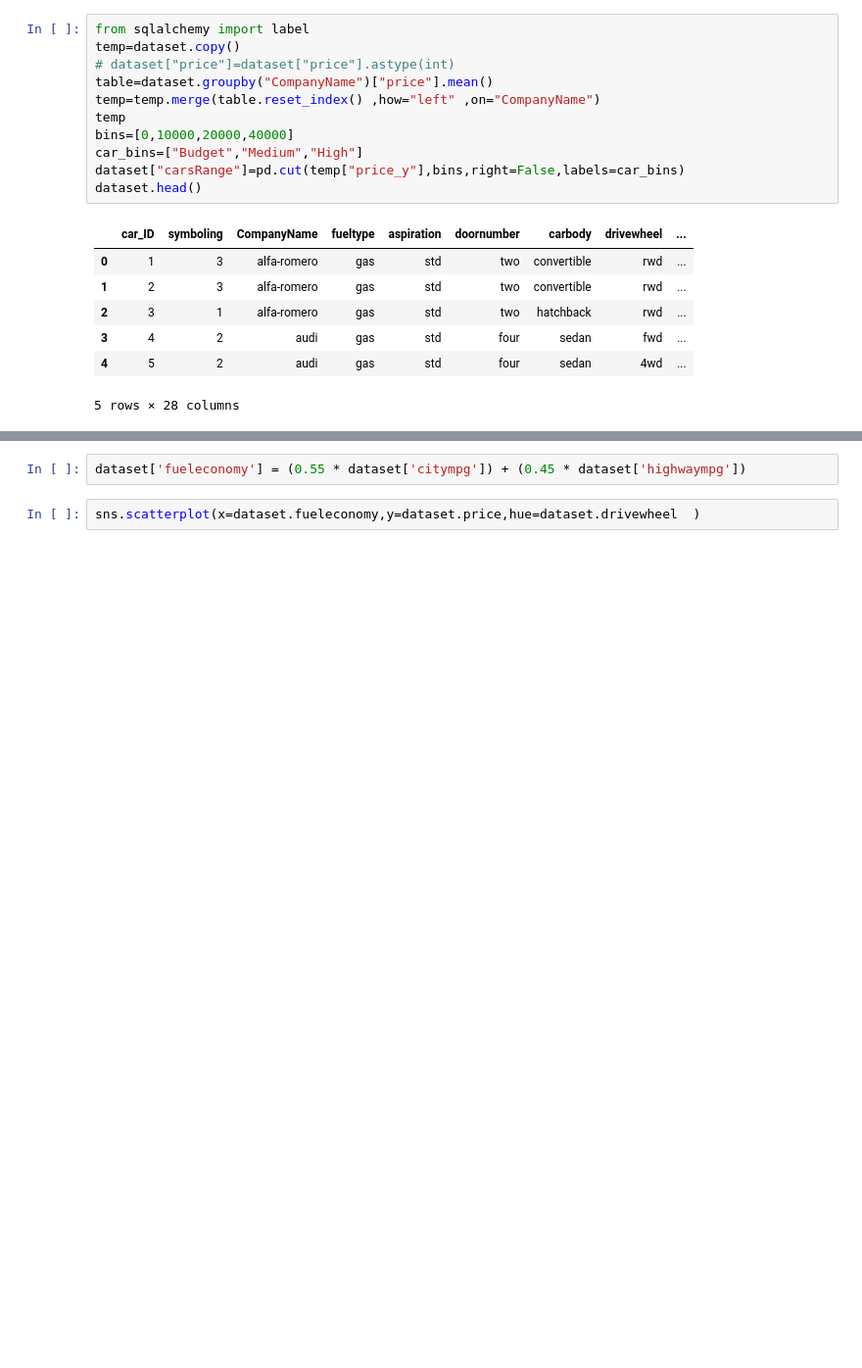
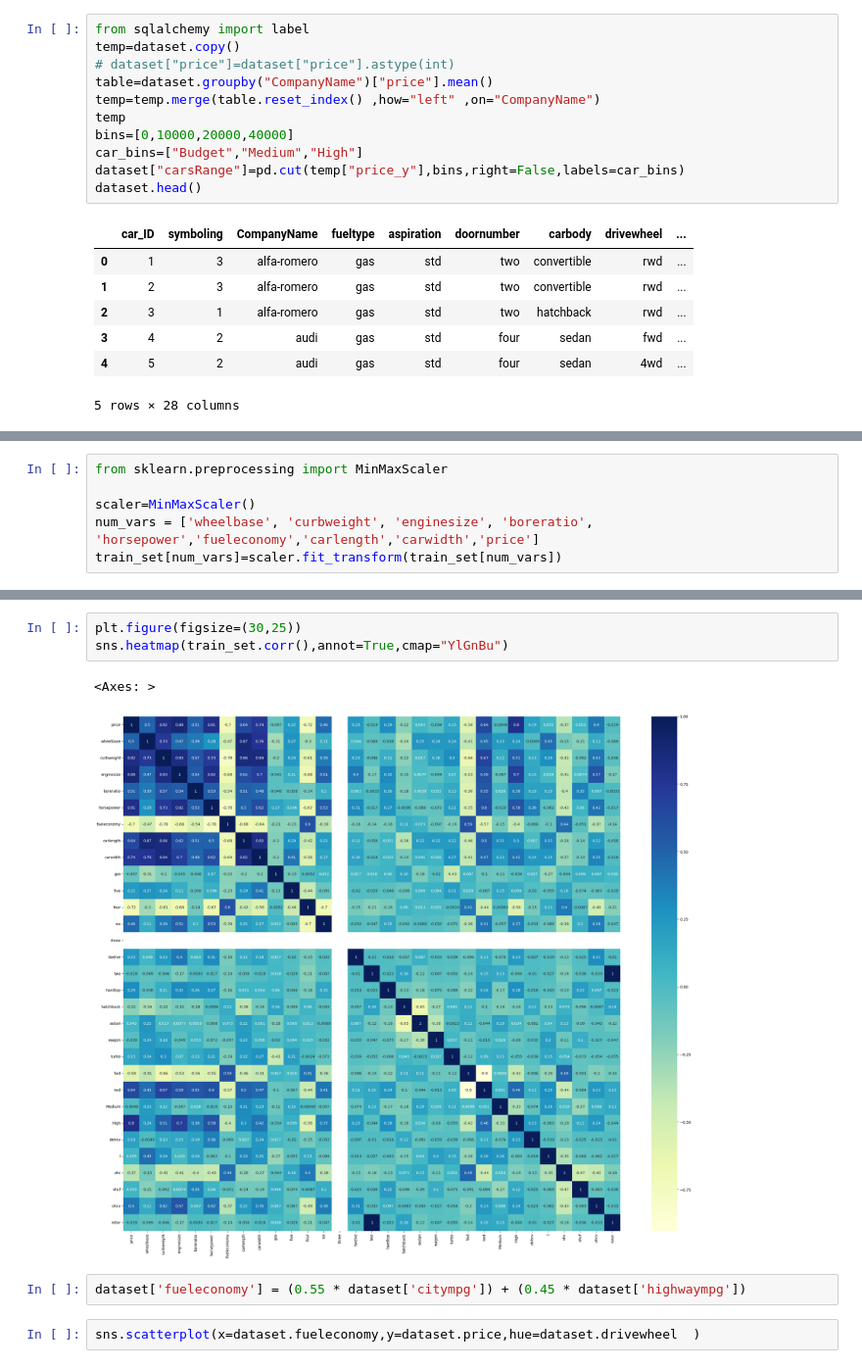
Before and after one commit to anderomeda371/firstrepo, a Jupyter notebook: Untitled53.ipynb, the cells around one changed output, grey strips where cells are left out. Shown at 98% size. Cells and saved outputs as stored; diff of their text form; blank space fills up the shorter version.

```diff
--- a/Untitled53.ipynb
+++ b/Untitled53.ipynb
@@ -313,0 +319,6 @@ final_set
+# %%
+from sklearn.preprocessing import MinMaxScaler
+
+scaler=MinMaxScaler()
+num_vars = ['wheelbase', 'curbweight', 'enginesize', 'boreratio', 'horsepower','fueleconomy','carlength','carwidth','price']
+train_set[num_vars]=scaler.fit_transform(train_set[num_vars])
@@ -314,3 +335,9 @@ final_set
+# %%
+plt.figure(figsize=(30,25))
+sns.heatmap(train_set.corr(),annot=True,cmap="YlGnBu")
+# %% [output]
+<Axes: >
+[figure, added]
 # %%
 dataset['fueleconomy'] = (0.55 * dataset['citympg']) + (0.45 * dataset['highwaympg'])
 # %%
```
Also changed, not shown: parts of 15 cells of this notebook.
